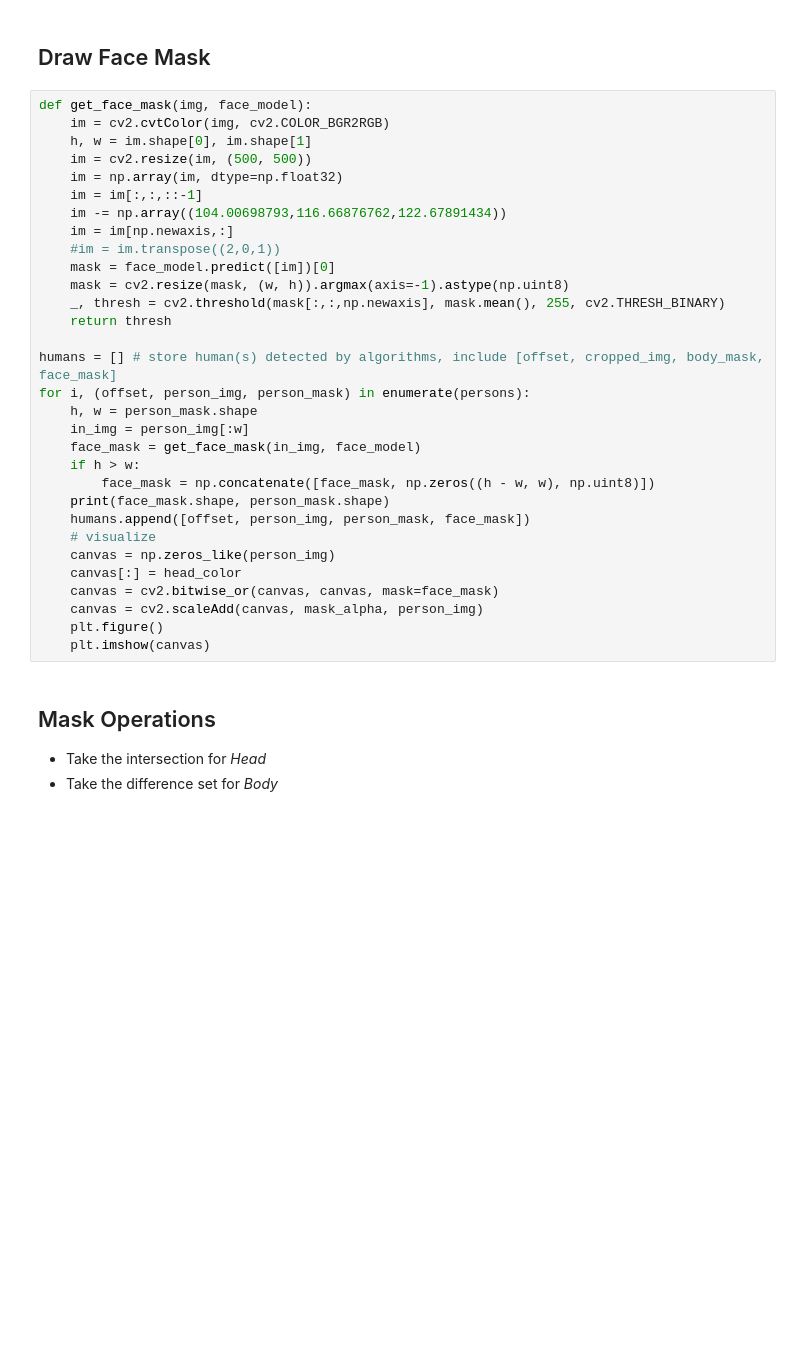
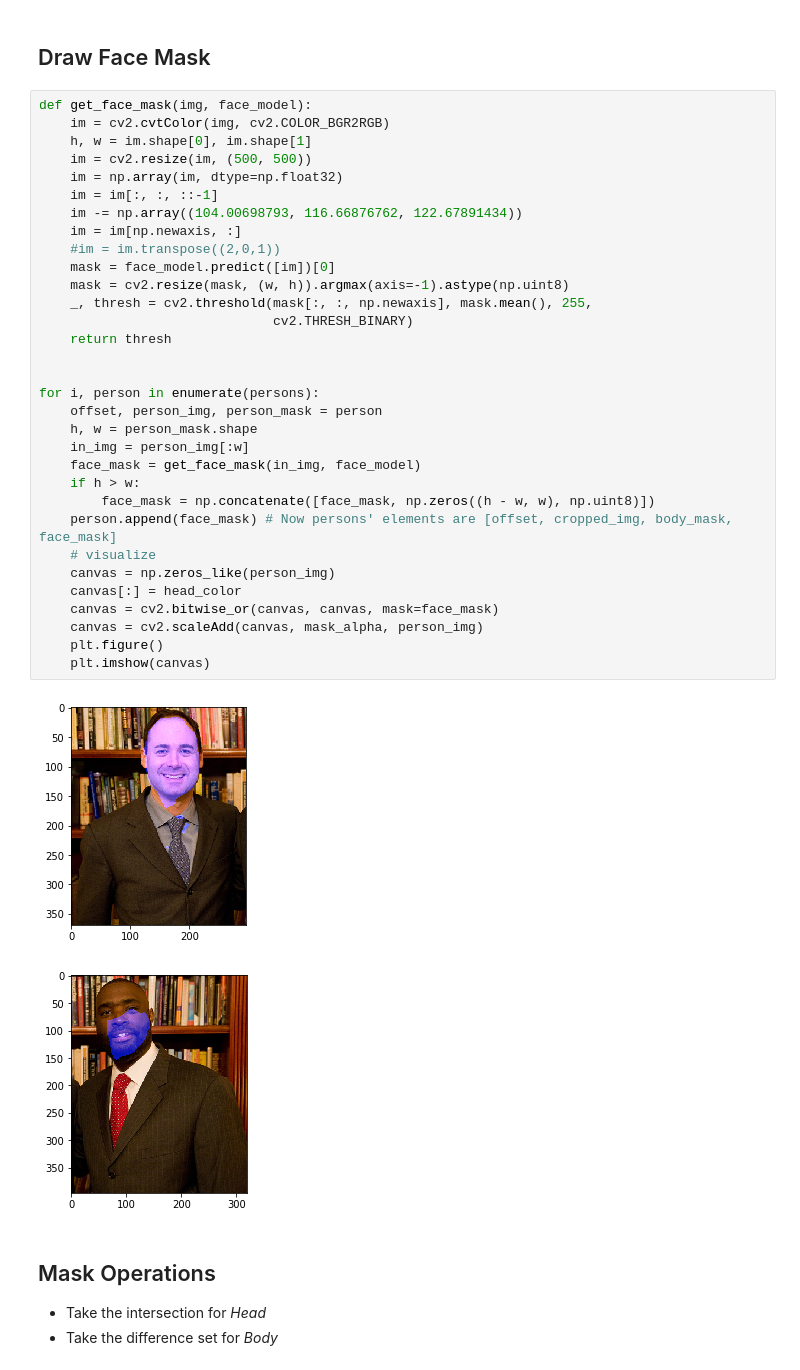
Before and after one commit to missingdaysqxy/split_head_body, a Jupyter notebook: demo.ipynb, the cells around one changed output. Cells and saved outputs as stored; diff of their text form; blank space fills up the shorter version.

```diff
--- a/demo.ipynb
+++ b/demo.ipynb
@@ -100,34 +113,38 @@ print("Stored %d person(s) into list" % len(persons))
 # %%
 def get_face_mask(img, face_model):
     im = cv2.cvtColor(img, cv2.COLOR_BGR2RGB)
     h, w = im.shape[0], im.shape[1]
     im = cv2.resize(im, (500, 500))
     im = np.array(im, dtype=np.float32)
-    im = im[:,:,::-1]
-    im -= np.array((104.00698793,116.66876762,122.67891434))
-    im = im[np.newaxis,:]
+    im = im[:, :, ::-1]
+    im -= np.array((104.00698793, 116.66876762, 122.67891434))
+    im = im[np.newaxis, :]
     #im = im.transpose((2,0,1))
     mask = face_model.predict([im])[0]
     mask = cv2.resize(mask, (w, h)).argmax(axis=-1).astype(np.uint8)
-    _, thresh = cv2.threshold(mask[:,:,np.newaxis], mask.mean(), 255, cv2.THRESH_BINARY)
+    _, thresh = cv2.threshold(mask[:, :, np.newaxis], mask.mean(), 255,
+                              cv2.THRESH_BINARY)
     return thresh
 
-humans = [] # store human(s) detected by algorithms, include [offset, cropped_img, body_mask, face_mask]
-for i, (offset, person_img, person_mask) in enumerate(persons):
+
+for i, person in enumerate(persons):
+    offset, person_img, person_mask = person
     h, w = person_mask.shape
     in_img = person_img[:w]
     face_mask = get_face_mask(in_img, face_model)
     if h > w:
         face_mask = np.concatenate([face_mask, np.zeros((h - w, w), np.uint8)])
-    print(face_mask.shape, person_mask.shape)
-    humans.append([offset, person_img, person_mask, face_mask])
+    person.append(face_mask) # Now persons' elements are [offset, cropped_img, body_mask, face_mask]
     # visualize
     canvas = np.zeros_like(person_img)
     canvas[:] = head_color
     canvas = cv2.bitwise_or(canvas, canvas, mask=face_mask)
     canvas = cv2.scaleAdd(canvas, mask_alpha, person_img)
     plt.figure()
     plt.imshow(canvas)
+# %% [output]
+[figure, added]
+[figure, added]
 # %% [markdown]
 ## Mask Operations
 
```
Also changed, not shown: parts of 9 cells of this notebook, 7 other files.
